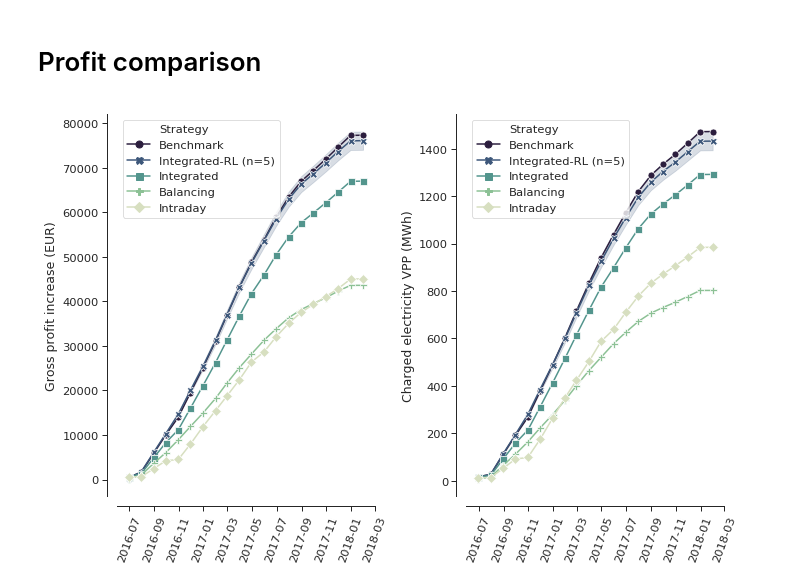
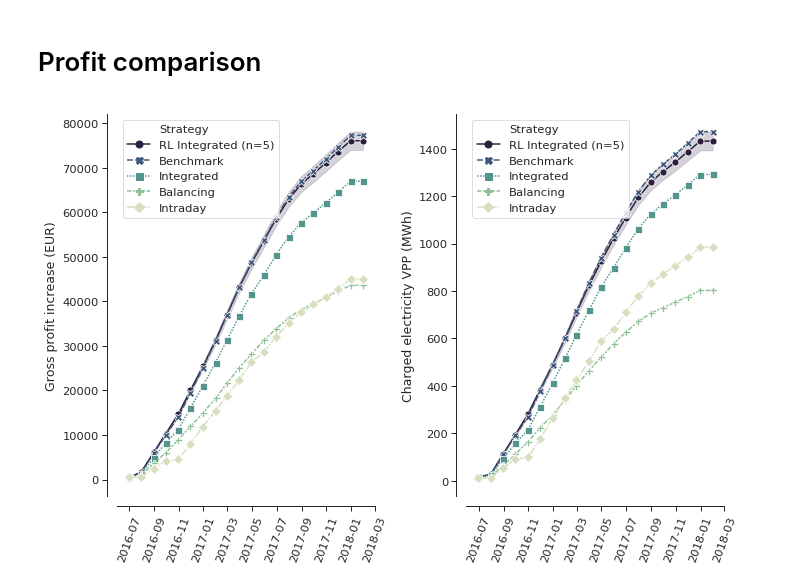
Before and after one commit to indyfree/FleetSim, a Jupyter notebook: notebooks/10-RL-Results.ipynb, the cells around one changed output. Saved outputs shown, nothing was run; the diff lists cells and outputs as text; code cells hidden in the pictures.

Commit message:
[nb/all] Update notebook results

```diff
--- a/notebooks/10-RL-Results.ipynb
+++ b/notebooks/10-RL-Results.ipynb
@@ -71,7 +71,7 @@ def result_comp(dfs, names, a, y_col="profit_eur", y_name="Gross profit increase
 
     ax = sns.lineplot(x="timestamp", y=y_name,
                       hue="Strategy", style="Strategy",
-                      markers=True, dashes=False, ci="sd", data=df_results, ax=a)
+                      markers=True, dashes=True, ci="sd", data=df_results, ax=a)
 
     ax.set(xlabel="")
 # %% [markdown]
@@ -89,35 +89,35 @@ df_intr = df = read_results("../results/intraday-risk-averse.csv")
 
 f, axs = plt.subplots(1, 2)
 y_cols=["profit_eur", "charged_vpp_kwh"]
 y_names=["Gross profit increase (EUR)", "Charged electricity VPP (MWh)"]
 
 for ax, y_col, y_name in zip(axs, y_cols, y_names):
     result_comp(
         [
-            df_bench,
             df_rl1,
             df_rl2,
             df_rl3,
+            df_bench,
             df_int,
             df_bal,
             df_intr,
         ],
         [
+            "RL Integrated (n=5)",
+            "RL Integrated (n=5)",
+            "RL Integrated (n=5)",
             "Benchmark",
-            "Integrated-RL (n=5)",
-            "Integrated-RL (n=5)",
-            "Integrated-RL (n=5)",
             "Integrated",
             "Balancing",
             "Intraday",
         ],
         ax, y_col, y_name
     )
 
 f.tight_layout()
 sns.despine(offset=10)
 plt.setp(axs[0].xaxis.get_majorticklabels(), rotation=70)
 plt.setp(axs[1].xaxis.get_majorticklabels(), rotation=70)
 plt.savefig("../results/fig/rl-results.png")
 # %% [output]
-[figure, old version]
+[figure, new version]
```
Also changed, not shown: parts of 4 cells of this notebook, 8 other files.
